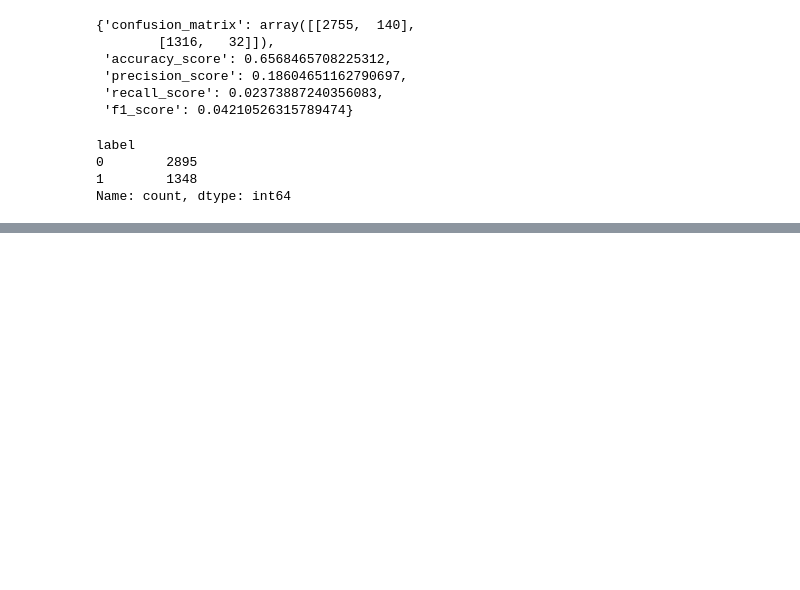
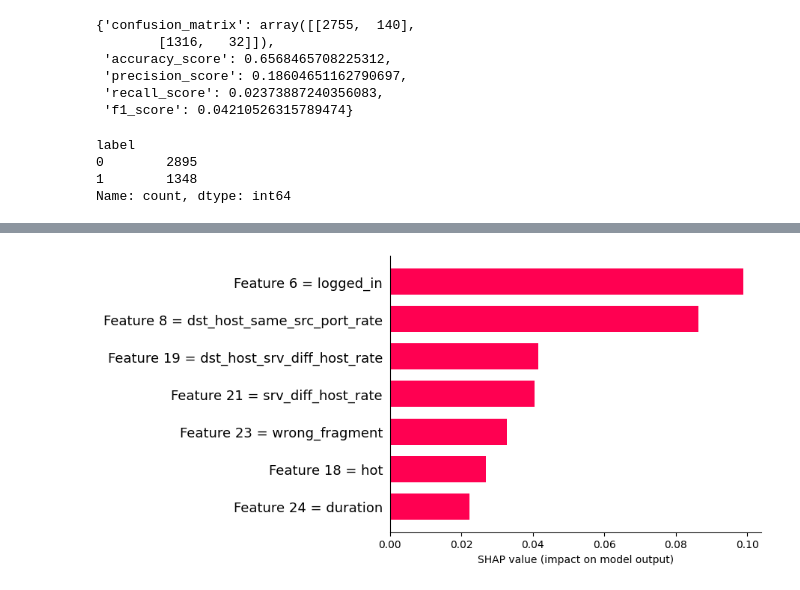
Before and after one commit to zauzooz/DNN_SHAP_AE, a Jupyter notebook: NSL-KDD-defense.ipynb, the cells around one changed output, grey strips where cells are left out. Cells and saved outputs as stored; diff of their text form; code cells hidden in the pictures; blank space fills up the shorter version.

```diff
--- a/NSL-KDD-defense.ipynb
+++ b/NSL-KDD-defense.ipynb
@@ -260,0 +296,3 @@ Name: count, dtype: int64
+# %%
+nor_ins_1 = np.random.choice(np.where(np.argmax(ae_detector_cnn.predict(defs_x), axis=1)==0)[0])
+atk_ins_1 = np.random.choice(np.where(np.argmax(ae_detector_cnn.predict(defs_x), axis=1)==1)[0])
@@ -260,0 +302,4 @@ Name: count, dtype: int64
+# %%
+shap.bar_plot(_shap_defs[0][nor_ins_1], selected_features)
+# %% [output]
+[figure, added]
```
Also changed, not shown: parts of 11 cells of this notebook.
